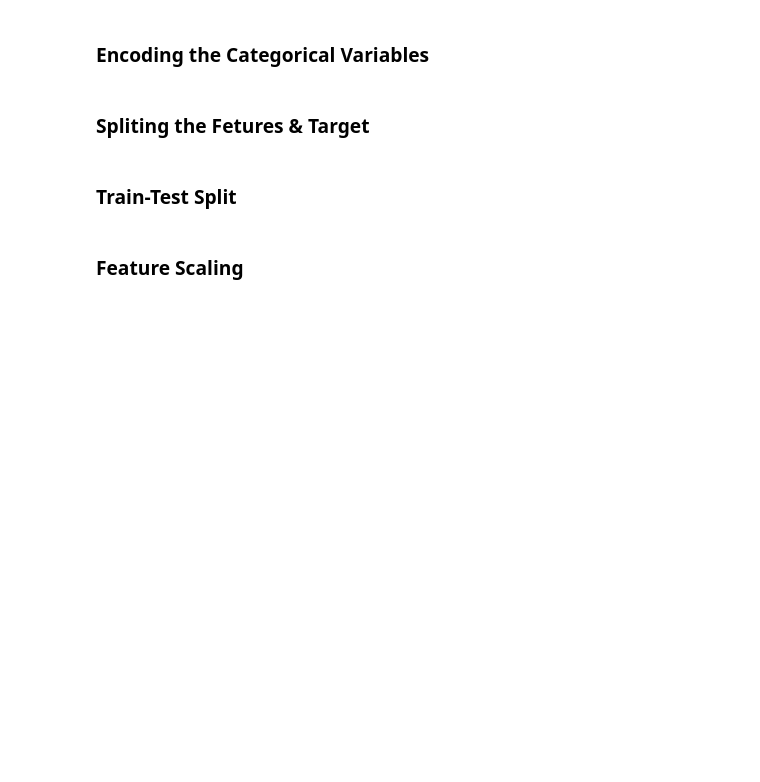
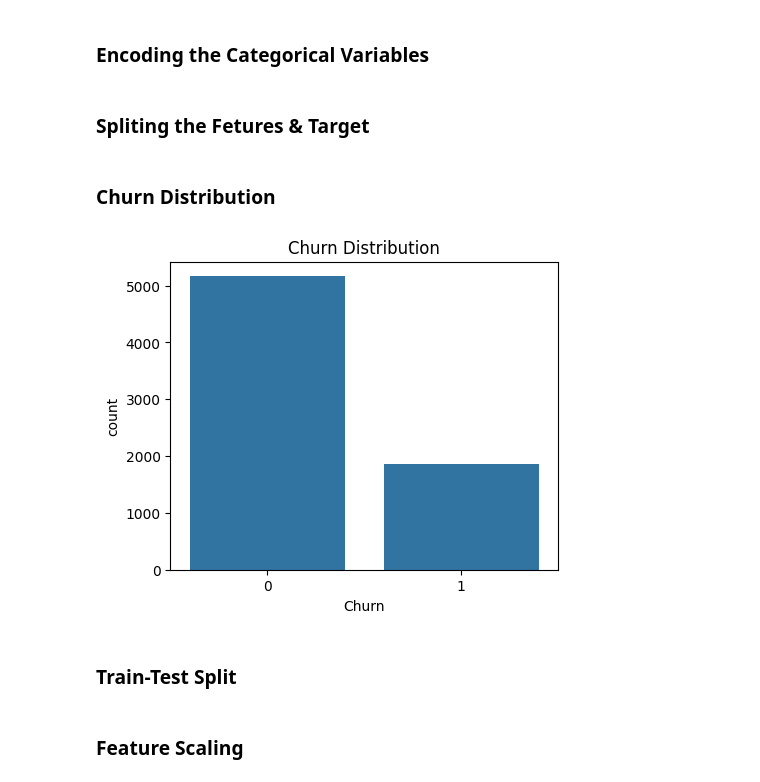
Before and after one commit to Prateek07-ai/Churn_model, a Jupyter notebook: Churn_model.ipynb, the cells around one changed output. Cells and saved outputs as stored; diff of their text form; code cells hidden in the pictures; blank space fills up the shorter version.

```diff
--- a/Churn_model.ipynb
+++ b/Churn_model.ipynb
@@ -79,6 +79,17 @@ y = data["Churn"]
 
 # Encode categorical features in X
 X = pd.get_dummies(X, drop_first=True)
+# %% [markdown]
+### Churn Distribution
+# %%
+plt.figure(figsize=(5,4))
+
+sns.countplot(x=y)
+
+plt.title("Churn Distribution")
+plt.show()
+# %% [output]
+[figure, added]
 # %% [markdown]
 ### Train-Test Split
 # %%
```
Also changed, not shown: parts of 4 cells of this notebook.
